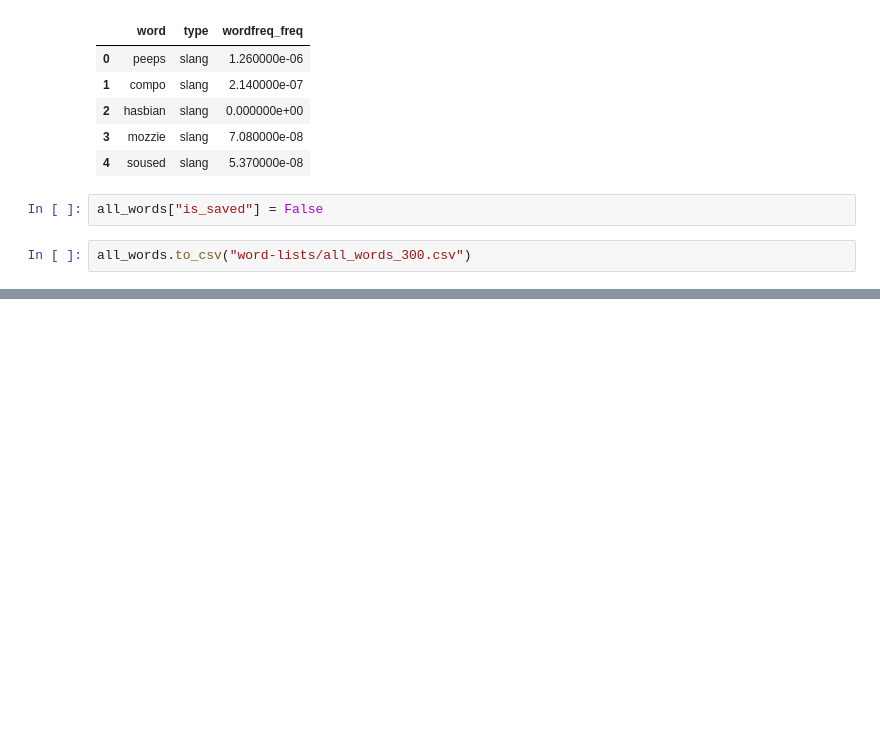
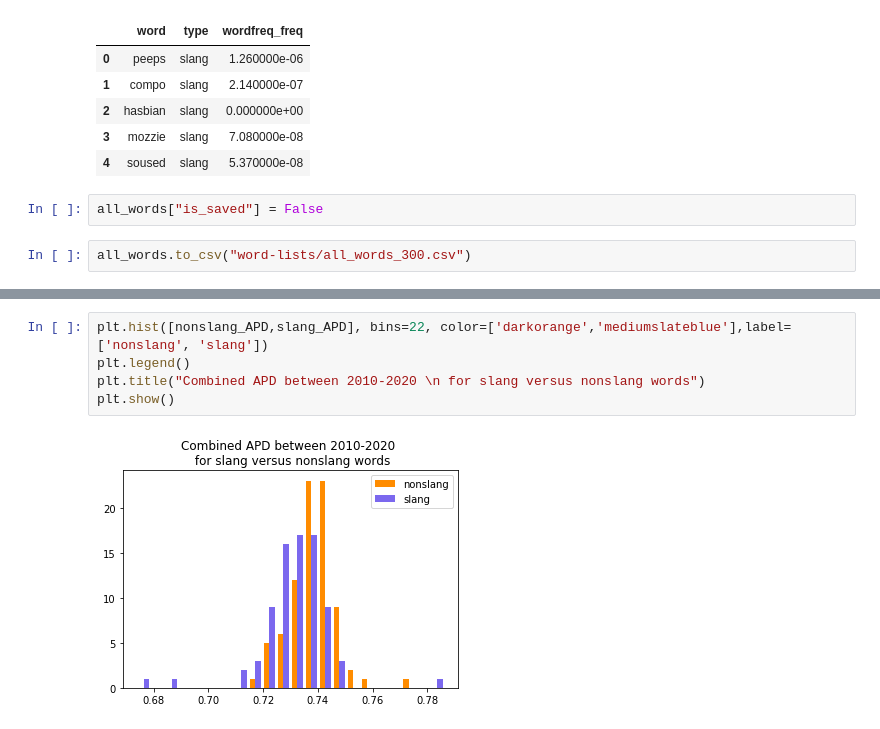
Before and after one commit to opedal/slangvolution, a Jupyter notebook: Word sampling.ipynb, the cells around one changed output, grey strips where cells are left out. Drawn from its saved outputs; the diff is of its cells as text; blank space fills up the shorter version.

```diff
--- a/Word sampling.ipynb
+++ b/Word sampling.ipynb
@@ -302,0 +383,7 @@ all_words.to_csv("word-lists/all_words_300.csv")
+# %%
+plt.hist([nonslang_APD,slang_APD], bins=22, color=['darkorange','mediumslateblue'],label=['nonslang', 'slang'])
+plt.legend()
+plt.title("Combined APD between 2010-2020 \n for slang versus nonslang words")
+plt.show()
+# %% [output]
+[figure, added]
```
Also changed, not shown: parts of 11 cells of this notebook, 6 other files.
